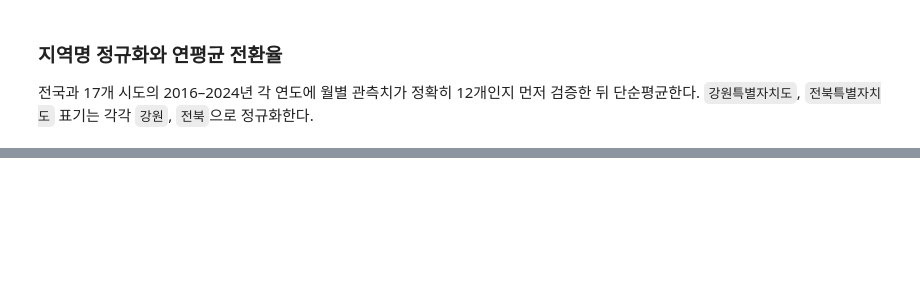
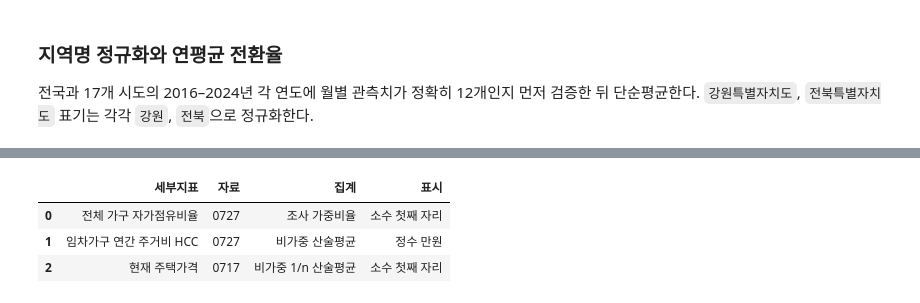
Before and after one commit to JungYeoni/yumocha, a Jupyter notebook: notebooks/20260727_EDA_주거실태조사_주거지표3종산출_비교.ipynb, the cells around one changed output, grey strips where cells are left out. Drawn from its saved outputs; the diff is of its cells as text; code cells hidden in the pictures; blank space fills up the shorter version.

```diff
--- a/notebooks/20260727_EDA_주거실태조사_주거지표3종산출_비교.ipynb
+++ b/notebooks/20260727_EDA_주거실태조사_주거지표3종산출_비교.ipynb
@@ -421,0 +278,15 @@ if large_rir_total:
+# %%
+indicator_specs = pd.DataFrame(
+    [
+        {"세부지표": "전체 가구 자가점유비율", "자료": "0727", "집계": "조사 가중비율", "표시": "소수 첫째 자리"},
+        {"세부지표": "임차가구 연간 주거비 HCC", "자료": "0727", "집계": "비가중 산술평균", "표시": "정수 만원"},
+        {"세부지표": "현재 주택가격", "자료": "0717", "집계": "비가중 1/n 산술평균", "표시": "소수 첫째 자리"},
+    ]
+)
+assert indicator_specs["세부지표"].nunique() == 3
+indicator_specs
+# %% [output]
+|  | 세부지표 | 자료 | 집계 | 표시 |
+| 0 | 전체 가구 자가점유비율 | 0727 | 조사 가중비율 | 소수 첫째 자리 |
+| 1 | 임차가구 연간 주거비 HCC | 0727 | 비가중 산술평균 | 정수 만원 |
+| 2 | 현재 주택가격 | 0717 | 비가중 1/n 산술평균 | 소수 첫째 자리 |
```
Also changed, not shown: parts of 46 cells of this notebook.
